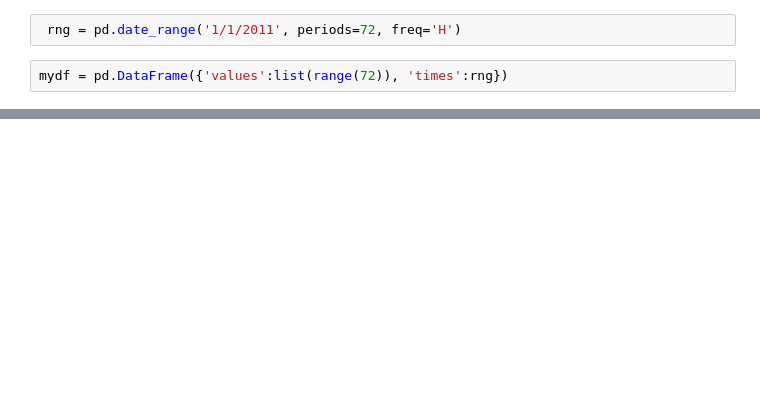
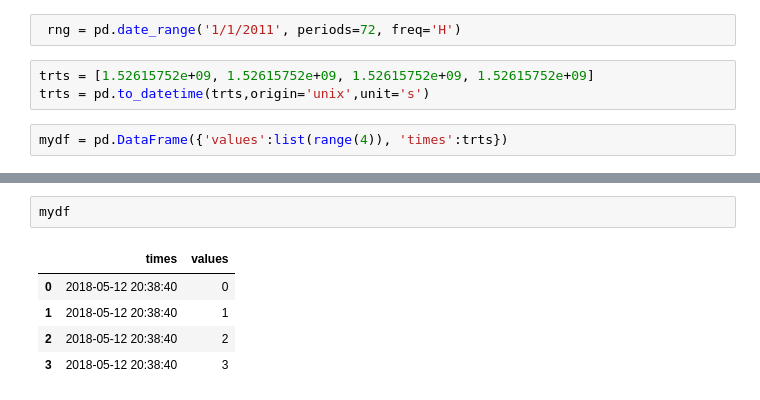
Before and after one commit to foobarbecue/ultrahelicorder, a Jupyter notebook: precursors/hvhv.ipynb, the cells around one changed output, grey strips where cells are left out. Saved outputs shown, nothing was run; the diff lists cells and outputs as text; blank space fills up the shorter version.

```diff
--- a/precursors/hvhv.ipynb
+++ b/precursors/hvhv.ipynb
@@ -48,8 +50,11 @@ hv.Curve(points)
 [interactive output not drawn]
 # %%
  rng = pd.date_range('1/1/2011', periods=72, freq='H')
+# %%
+trts = [1.52615752e+09, 1.52615752e+09, 1.52615752e+09, 1.52615752e+09]
+trts = pd.to_datetime(trts,origin='unix',unit='s')
 # %%
-mydf = pd.DataFrame({'values':list(range(72)), 'times':rng})
+mydf = pd.DataFrame({'values':list(range(4)), 'times':trts})
 # %%
 hv.Curve(mydf)
 # %% [output]
@@ -56,0 +76,8 @@ hv.Curve(mydf)
+# %%
+mydf
+# %% [output]
+|  | times | values |
+| 0 | 2018-05-12 20:38:40 | 0 |
+| 1 | 2018-05-12 20:38:40 | 1 |
+| 2 | 2018-05-12 20:38:40 | 2 |
+| 3 | 2018-05-12 20:38:40 | 3 |
```
Also changed, not shown: parts of 5 cells of this notebook, 2 other files.
